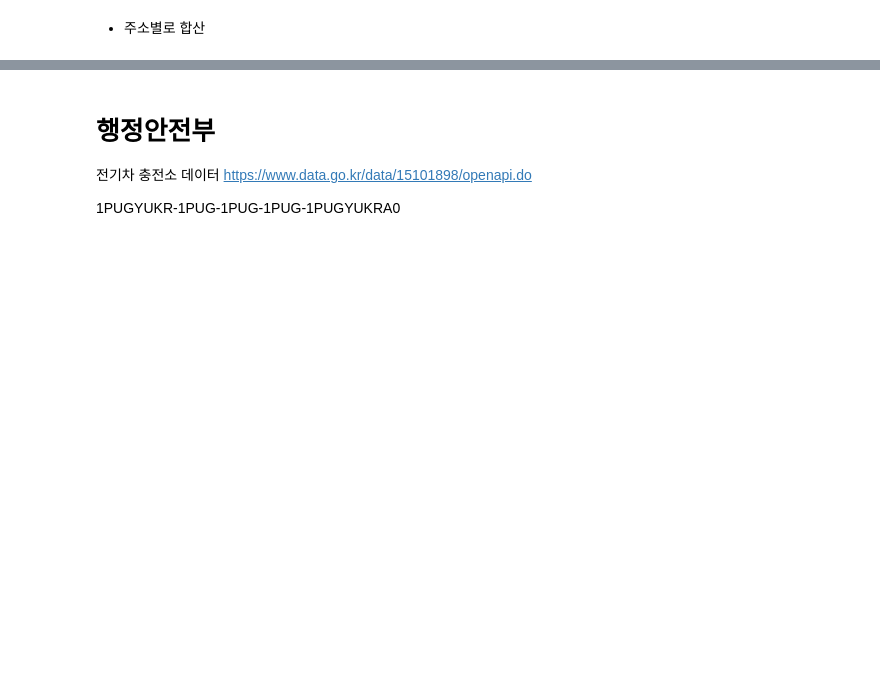
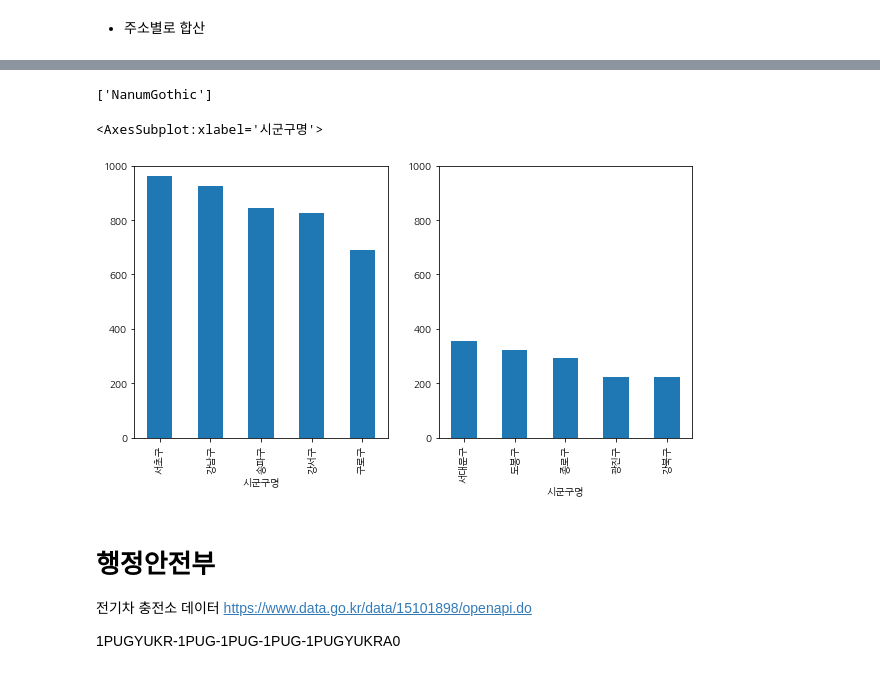
Before and after one commit to leejunghyunA/teamproject, a Jupyter notebook: 전기차충전소설치현황.ipynb, the cells around one changed output, grey strips where cells are left out. Drawn from its saved outputs; the diff is of its cells as text; code cells hidden in the pictures; blank space fills up the shorter version.

```diff
--- a/전기차충전소설치현황.ipynb
+++ b/전기차충전소설치현황.ipynb
@@ -443,0 +584,4 @@ df2.head()
+# %%
+df_final[df_final['설치장소명'].duplicated() == True]
+df_final.drop_duplicates(subset=['설치장소명'],inplace=True)
+df_final[df_final['설치장소명'].duplicated() == True]
@@ -443,0 +625,4 @@ df2.head()
+# %%
+df_group = df_final.groupby('시군구명')
+df_charger_num = df_group[['급속충전기대수','완속충전기대수','충전기대수','위도']].sum()
+df_charger_num
@@ -443,0 +648,5 @@ df2.head()
+# %%
+#총 충전기대수 정렬
+df_total = df_charger_num.sort_values(by='충전기대수', ascending=False)
+df_total.reset_index(inplace=True)
+df_total
@@ -443,0 +719,8 @@ df2.head()
+# %%
+top = df_total.head(5)
+top.set_index('시군구명',inplace=True)
+bottom = df_total.tail(5)
+bottom.set_index('시군구명',inplace=True)
+
+print(top)
+print(bottom)
@@ -444,3 +742,20 @@ df2.head()
+# %%
+import matplotlib.pyplot as plt
+plt.rc('font', family='NanumGothic') # For Windows
+print(plt.rcParams['font.family'])
+plt.figure(figsize=(10,5))
+
+plt.subplot(1,2,1)
+plt.ylim([0,1000])
+top['충전기대수'].plot(kind='bar')
+
+plt.subplot(1,2,2)
+plt.ylim([0,1000])
+bottom['충전기대수'].plot(kind='bar')
+# %% [output]
+['NanumGothic']
+<AxesSubplot:xlabel='시군구명'>
+[figure, added]
 # %% [markdown]
 # 행정안전부
 전기차 충전소 데이터
```
Also changed, not shown: parts of 42 cells of this notebook.
